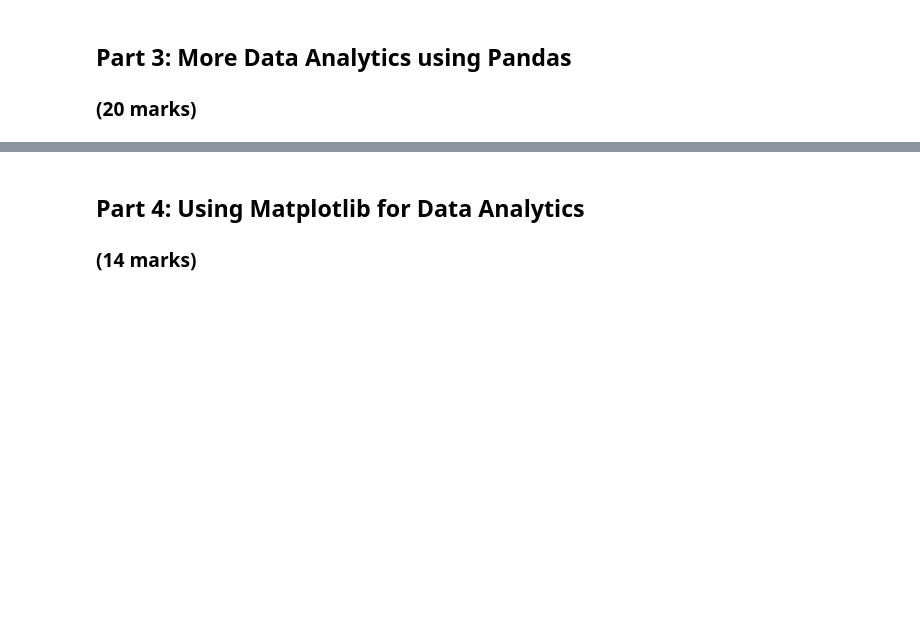
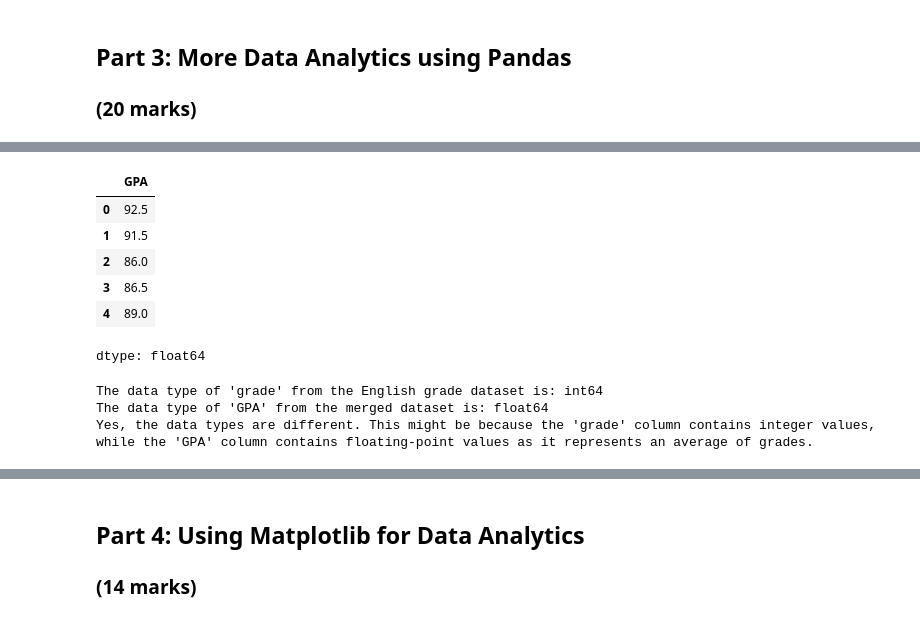
Before and after one commit to rbawah/engg680_2024_fall_group7, a Jupyter notebook: Lab Assignment 1/StudentGradeManagementSystem.ipynb, the cells around one changed output, grey strips where cells are left out. Drawn from its saved outputs; the diff is of its cells as text; code cells hidden in the pictures; blank space fills up the shorter version.

```diff
--- a/Lab Assignment 1/StudentGradeManagementSystem.ipynb
+++ b/Lab Assignment 1/StudentGradeManagementSystem.ipynb
@@ -250,19 +256,37 @@ print(students_below_85)
 # %%
 # Select the column 'GPA' from the df_studentGrades and print it
 # (1 mark)
-#
+GPA_column = df_studentGrades['GPA']
+GPA_column.head()
+# %% [output]
+|  | GPA |
+| 0 | 92.5 |
+| 1 | 91.5 |
+| 2 | 86.0 |
+| 3 | 86.5 |
+| 4 | 89.0 |
+dtype: float64
 # %%
 # What is the data type of grade from the English grade dataset?
 # (0.5 mark)
-#
+grade_data_type = df_english['grade'].dtype
+print(f"The data type of 'grade' from the English grade dataset is: {grade_data_type}")
 
 # What is the data type of GPA from the merged dataset?
 # (0.5 mark)
-#
+gpa_data_type = df_studentGrades['GPA'].dtype
+print(f"The data type of 'GPA' from the merged dataset is: {gpa_data_type}")
 
 # Is it different? Why?
 # (1 mark)
-#
+if grade_data_type != gpa_data_type:
+    print("Yes, the data types are different. This might be because the 'grade' column contains integer values, while the 'GPA' column contains floating-point values as it represents an average of grades.")
+else:
+    print("No, the data types are the same.")
+# %% [output]
+The data type of 'grade' from the English grade dataset is: int64
+The data type of 'GPA' from the merged dataset is: float64
+Yes, the data types are different. This might be because the 'grade' column contains integer values, while the 'GPA' column contains floating-point values as it represents an average of grades.
 # %%
 # Load the student homeroom CSV file into a DataFrame using the following variable name
 # (1 mark)
```
Also changed, not shown: parts of 11 cells of this notebook.
